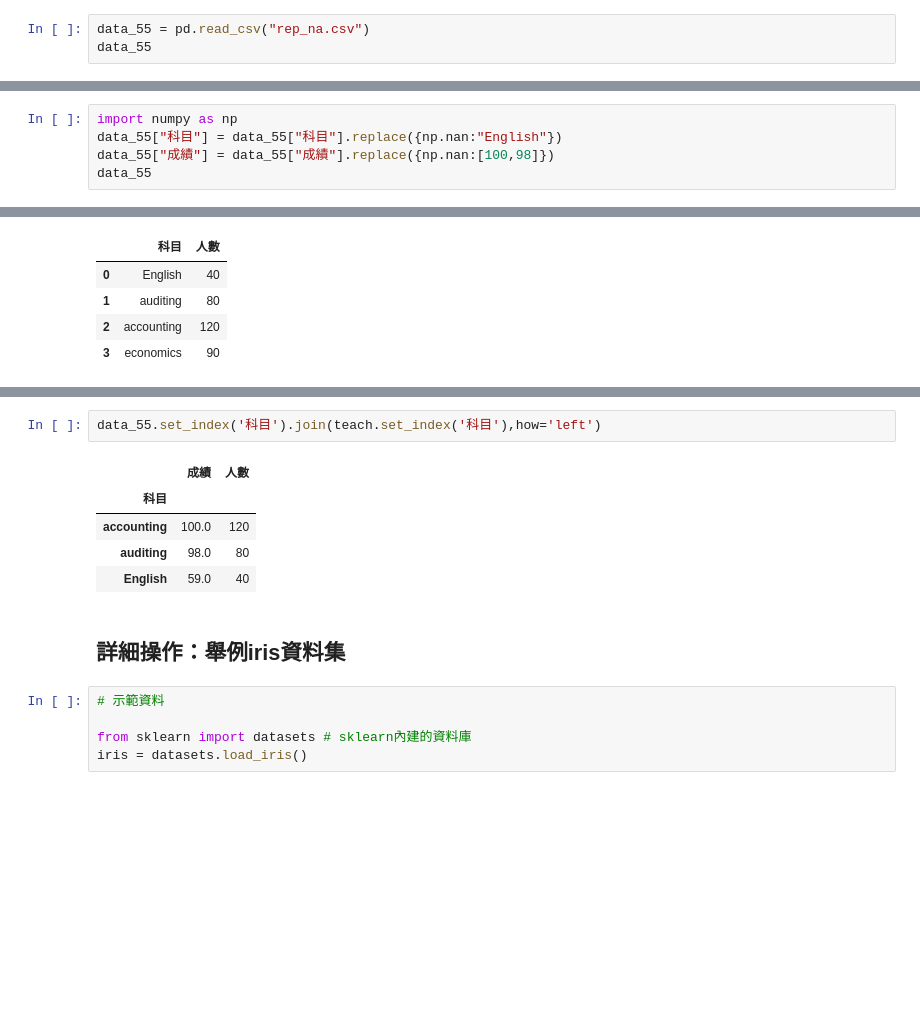
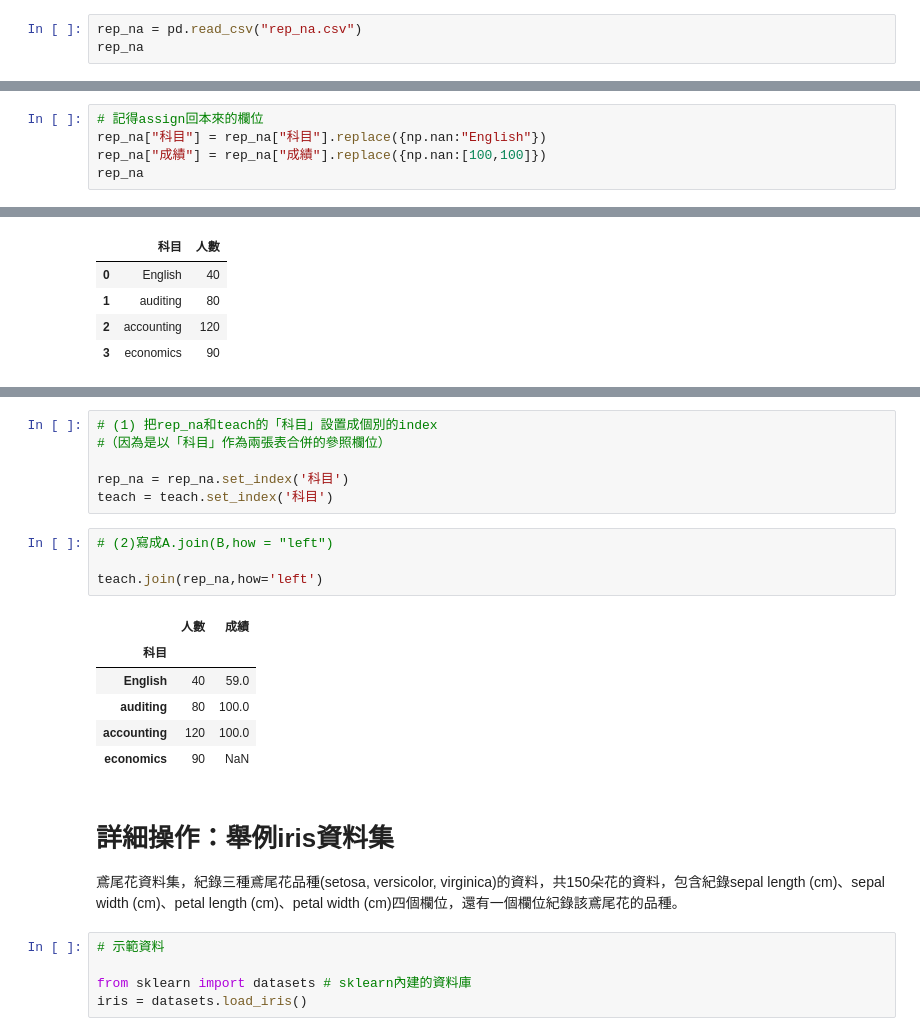
Before and after one commit to 105304039/110statistic_1, a Jupyter notebook: pandas(未完成).ipynb, the cells around one changed output, grey strips where cells are left out. Cells and saved outputs as stored; diff of their text form; blank space fills up the shorter version.

```diff
--- a/pandas(未完成).ipynb
+++ b/pandas(未完成).ipynb
@@ -256,6 +287,6 @@ report[["成績","科目"]]
 # %%
-data_55 = pd.read_csv("rep_na.csv")
-data_55
+rep_na = pd.read_csv("rep_na.csv")
+rep_na
 # %% [output]
 |  | 科目 | 成績 |
 | 0 | accounting | NaN |
@@ -278,10 +312,10 @@ data_55["成績"].replace({np.nan:[100,98]})
 2     59.0
 Name: 成績, dtype: float64
 # %%
-import numpy as np
-data_55["科目"] = data_55["科目"].replace({np.nan:"English"})
-data_55["成績"] = data_55["成績"].replace({np.nan:[100,98]})
-data_55
+# 記得assign回本來的欄位
+rep_na["科目"] = rep_na["科目"].replace({np.nan:"English"})
+rep_na["成績"] = rep_na["成績"].replace({np.nan:[100,100]})
+rep_na
 # %% [output]
 |  | 科目 | 成績 |
 | 0 | accounting | 100.0 |
@@ -318,13 +378,23 @@ teach
+# %%
+# (1) 把rep_na和teach的「科目」設置成個別的index
+#（因為是以「科目」作為兩張表合併的參照欄位）
+
+rep_na = rep_na.set_index('科目')
+teach = teach.set_index('科目')
 # %%
-data_55.set_index('科目').join(teach.set_index('科目'),how='left')
+# (2)寫成A.join(B,how = "left")
+
+teach.join(rep_na,how='left')
 # %% [output]
-|  | 成績 | 人數 |
+|  | 人數 | 成績 |
 | 科目 |  |  |
-| accounting | 100.0 | 120 |
-| auditing | 98.0 | 80 |
-| English | 59.0 | 40 |
+| English | 40 | 59.0 |
+| auditing | 80 | 100.0 |
+| accounting | 120 | 100.0 |
+| economics | 90 | NaN |
 # %% [markdown]
-## 詳細操作：舉例iris資料集
+# 詳細操作：舉例iris資料集
+鳶尾花資料集，紀錄三種鳶尾花品種(setosa, versicolor, virginica)的資料，共150朵花的資料，包含紀錄sepal length (cm)、sepal width (cm)、petal length (cm)、petal width (cm)四個欄位，還有一個欄位紀錄該鳶尾花的品種。
 # %%
 # 示範資料
 
```
Also changed, not shown: parts of 84 cells of this notebook.
